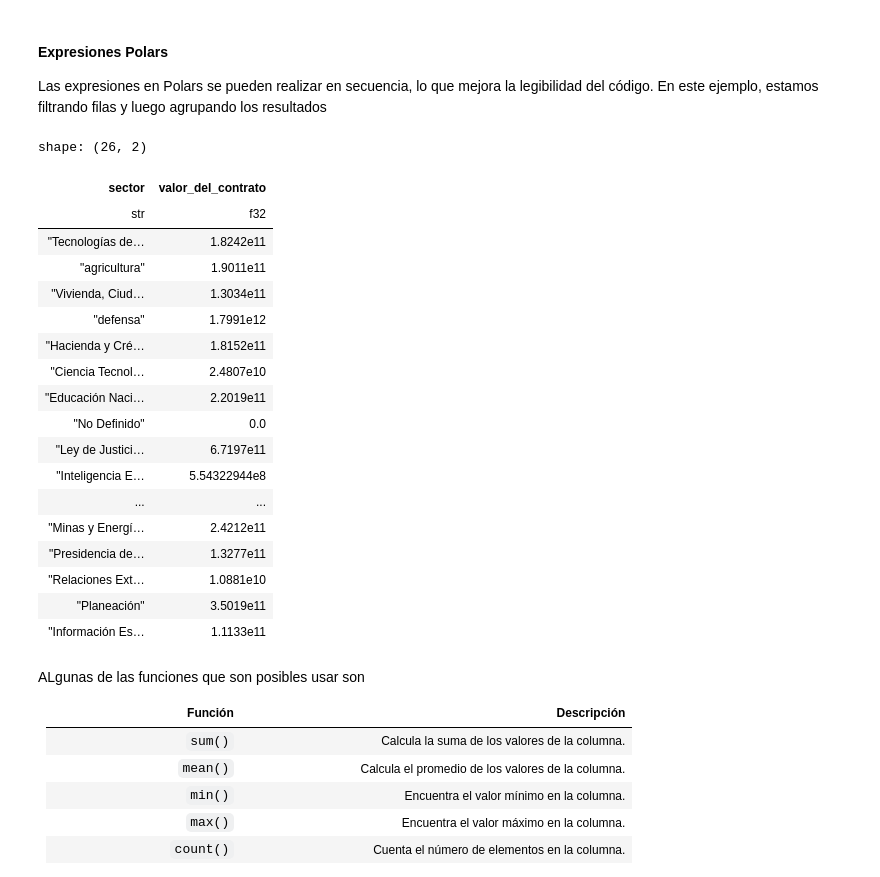
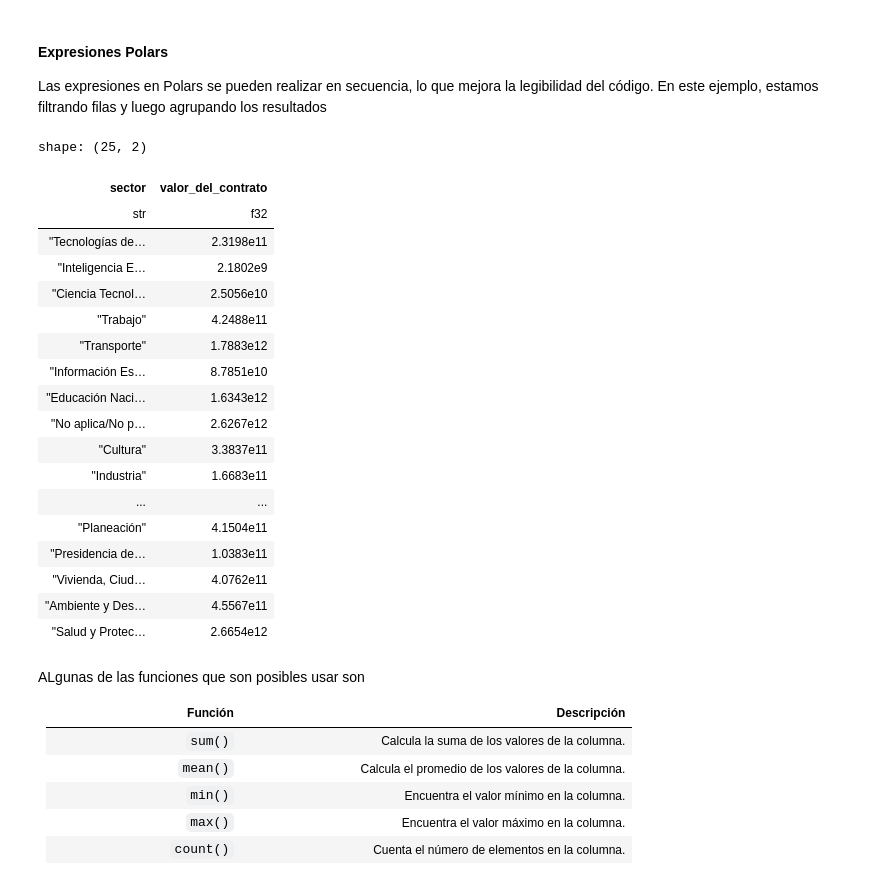
Before and after one commit to jzaineam-cpu/BigData2026, a Jupyter notebook: Cuadernos/5_MediumData_Polars_y_Python2.ipynb, the cells around one changed output. Saved outputs shown, nothing was run; the diff lists cells and outputs as text; code cells hidden in the pictures.

```diff
--- a/Cuadernos/5_MediumData_Polars_y_Python2.ipynb
+++ b/Cuadernos/5_MediumData_Polars_y_Python2.ipynb
@@ -312,27 +353,27 @@ shape: (5, 67)
 Las expresiones en Polars se pueden realizar en secuencia, lo que mejora la legibilidad del código. En este ejemplo, estamos filtrando filas y luego agrupando los resultados
 # %%
 # Filtrar filas donde la columna 'nrs' sea menor que 4 y luego agrupar por la columna 'groups' y sumar todas las columnas.
-datos_pagina.filter(pl.col("orden") < 'Territorial').groupby("sector").agg(pl.col('valor_del_contrato').sum())
+datos_pagina.filter(pl.col("valor_del_contrato") > 1000000).groupby("sector").agg(pl.col('valor_del_contrato').sum())
 # %% [output]
-shape: (26, 2)
+shape: (25, 2)
 | sector | valor_del_contrato |
 | str | f32 |
-| "Tecnologías de… | 1.8242e11 |
-| "agricultura" | 1.9011e11 |
-| "Vivienda, Ciud… | 1.3034e11 |
-| "defensa" | 1.7991e12 |
-| "Hacienda y Cré… | 1.8152e11 |
-| "Ciencia Tecnol… | 2.4807e10 |
-| "Educación Naci… | 2.2019e11 |
-| "No Definido" | 0.0 |
-| "Ley de Justici… | 6.7197e11 |
-| "Inteligencia E… | 5.54322944e8 |
+| "Tecnologías de… | 2.3198e11 |
+| "Inteligencia E… | 2.1802e9 |
+| "Ciencia Tecnol… | 2.5056e10 |
+| "Trabajo" | 4.2488e11 |
+| "Transporte" | 1.7883e12 |
+| "Información Es… | 8.7851e10 |
+| "Educación Naci… | 1.6343e12 |
+| "No aplica/No p… | 2.6267e12 |
+| "Cultura" | 3.3837e11 |
+| "Industria" | 1.6683e11 |
 | ... | ... |
-| "Minas y Energí… | 2.4212e11 |
-| "Presidencia de… | 1.3277e11 |
-| "Relaciones Ext… | 1.0881e10 |
-| "Planeación" | 3.5019e11 |
-| "Información Es… | 1.1133e11 |
+| "Planeación" | 4.1504e11 |
+| "Presidencia de… | 1.0383e11 |
+| "Vivienda, Ciud… | 4.0762e11 |
+| "Ambiente y Des… | 4.5567e11 |
+| "Salud y Protec… | 2.6654e12 |
 # %% [markdown]
 ALgunas de las funciones que son posibles usar son
 
```
Also changed, not shown: parts of 5 cells of this notebook.
